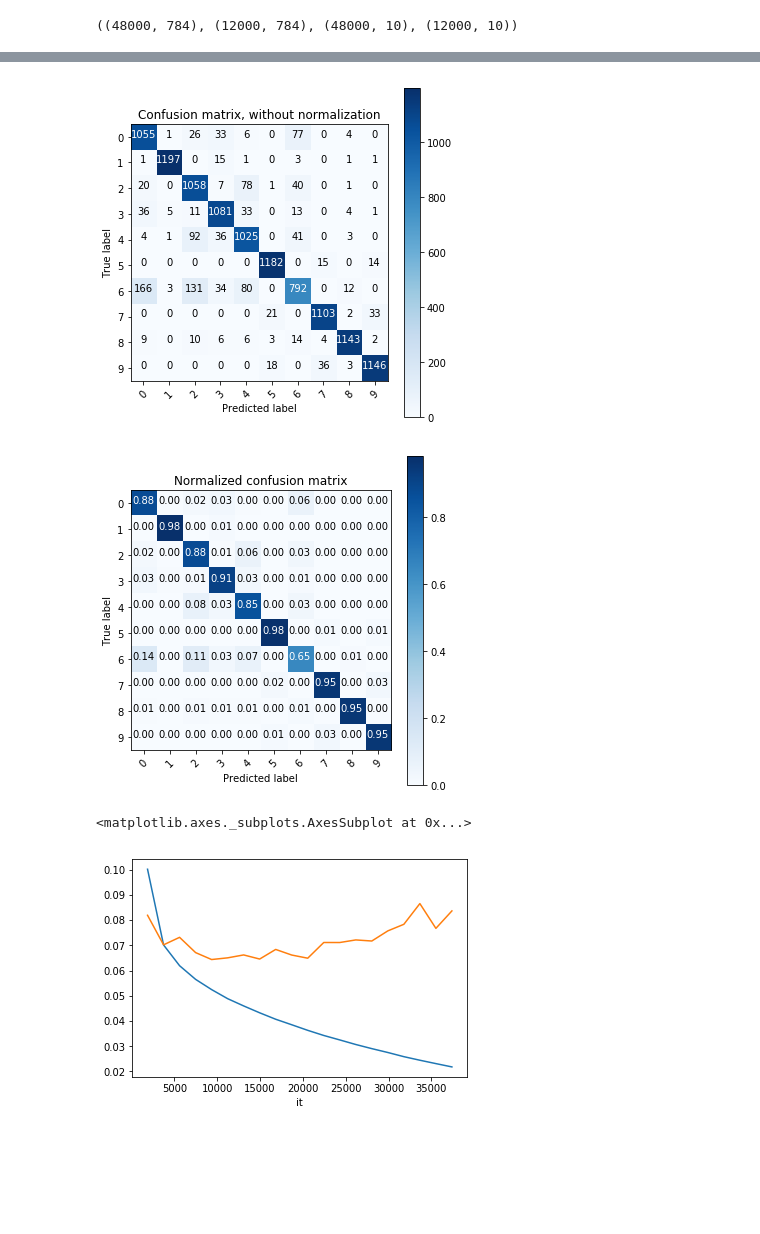
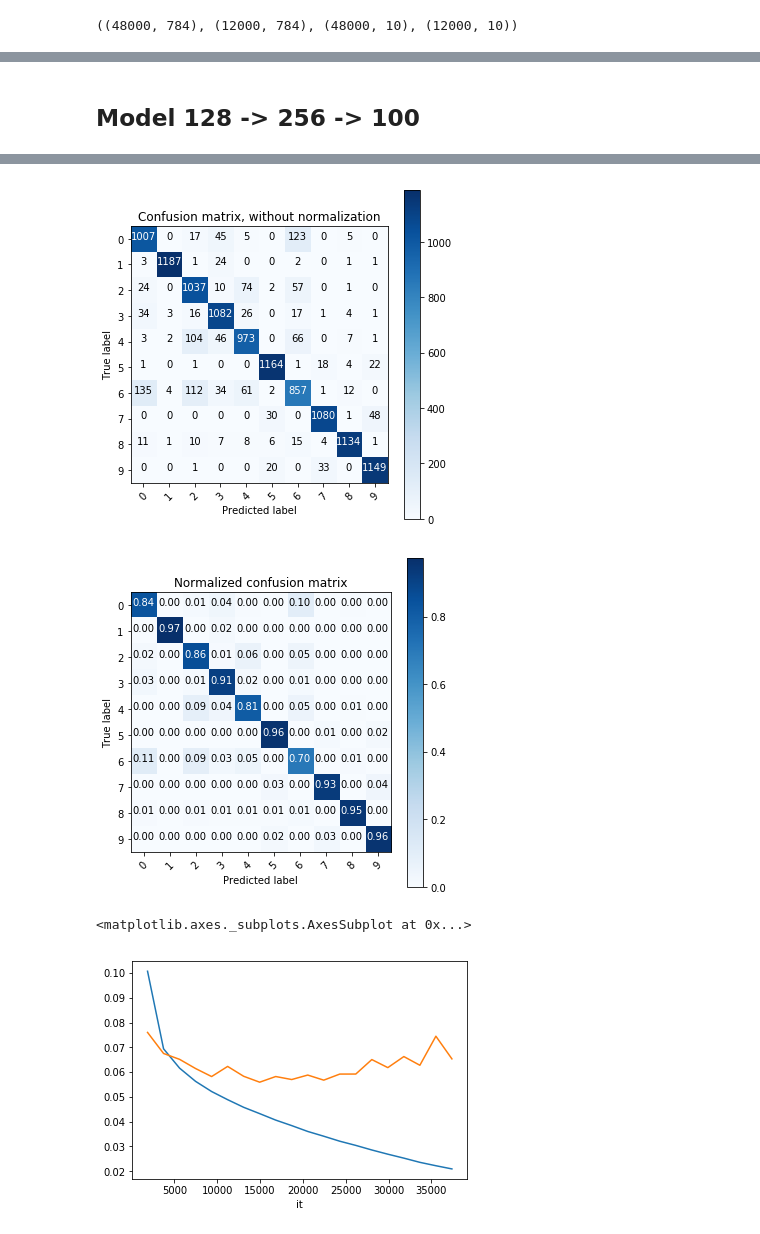
Before and after one commit to azaelmsousa/LogisticRegression-ANN, a Jupyter notebook: notebooks/Neural Network - Experiments Round 5.ipynb, the cells around one changed output, grey strips where cells are left out. Cells and saved outputs as stored; diff of their text form; code cells hidden in the pictures; blank space fills up the shorter version.

```diff
--- a/notebooks/Neural Network - Experiments Round 5.ipynb
+++ b/notebooks/Neural Network - Experiments Round 5.ipynb
@@ -80,5 +75,5 @@ b_sz = 256
 eps = np.finfo(np.float64).eps
 nfeatures  = X_train.shape[1]
 epoch_sz = X_train.shape[0]
-max_iter = 200 * (epoch_sz // b_sz)
+max_iter = 1000 * (epoch_sz // b_sz)
 print_interval = 10 * (epoch_sz // b_sz)
@@ -85,12 +138,4 @@ print_interval = 10 * (epoch_sz // b_sz)
 # %%
-import time
-import timeit
-from NN import activation_functions, loss_functions
-import NN.network as network
-
-from utils import dataset_helper
-from utils import custom_scores
-from importlib import reload
 reload(custom_scores)
 reload(dataset_helper)
 reload(loss_functions)
@@ -99,9 +144,9 @@ reload(network)
 reload(dataset_helper)
 
 
-h1 = network.Layer(nfeatures, 256, 'sigmoid',  label="H1")
-h2 = network.Layer(256, 100, 'sigmoid',  label="H2")
-o1 = network.Layer(100, nclasses, 'sigmoid', label="soft")
+h1 = network.Layer(nfeatures, 256, 'relu',  label="H1")
+h2 = network.Layer(256, 100, 'relu',  label="H2")
+o1 = network.Layer(100, nclasses, 'softmax', label="soft")
 
 model = network.NN(loss='cross_entropy')
 model.add_layer(h1)
@@ -147,12 +192,6 @@ Normalized confusion matrix
+# %% [markdown]
+## Model 128 -> 256 -> 100
 # %%
-import time
-import timeit
-from NN import activation_functions, loss_functions
-import NN.network as network
-
-from utils import dataset_helper
-from utils import custom_scores
-from importlib import reload
 reload(custom_scores)
 reload(dataset_helper)
 reload(loss_functions)
@@ -161,13 +200,15 @@ reload(network)
 reload(dataset_helper)
 
 
-h1 = network.Layer(nfeatures, 256, 'relu',  label="H1")
-h2 = network.Layer(256, 100, 'relu',  label="H2")
-o1 = network.Layer(100, nclasses, 'sigmoid', label="soft")
+h1 = network.Layer(nfeatures, 128, 'relu',  label="H1")
+h2 = network.Layer(128, 256, 'relu',  label="H2")
+h3 = network.Layer(256, 100, 'relu',  label="H3")
+o1 = network.Layer(100, nclasses, 'softmax', label="soft")
 
 model = network.NN(loss='cross_entropy')
 model.add_layer(h1)
 model.add_layer(h2)
+model.add_layer(h3)
 model.add_layer(o1)
 model.summary()
 
@@ -202,7 +243,7 @@ F1 Score: 0.898891
 {0: 0, 1: 1, 2: 2, 3: 3, 4: 4, 5: 5, 6: 6, 7: 7, 8: 8, 9: 9}
 Confusion matrix, without normalization
 Normalized confusion matrix
-[figure, old version]
+[figure, new version]
-[figure, old version]
+[figure, new version]
 <matplotlib.axes._subplots.AxesSubplot at 0x...>
-[figure, old version]
+[figure, new version]
```
Also changed, not shown: parts of 12 cells of this notebook, 2 other files.
